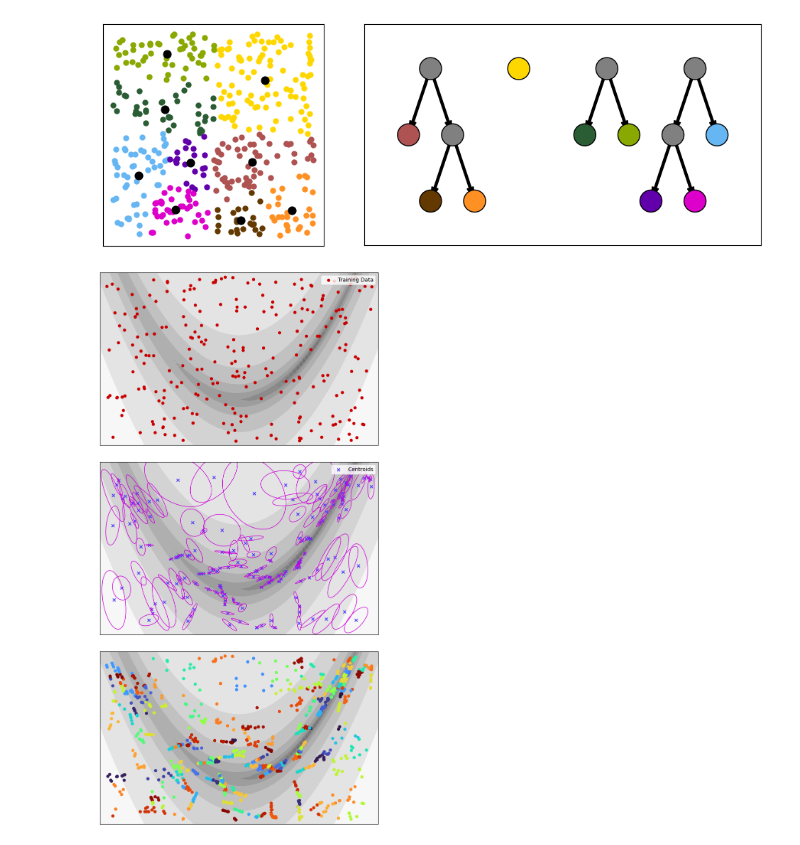
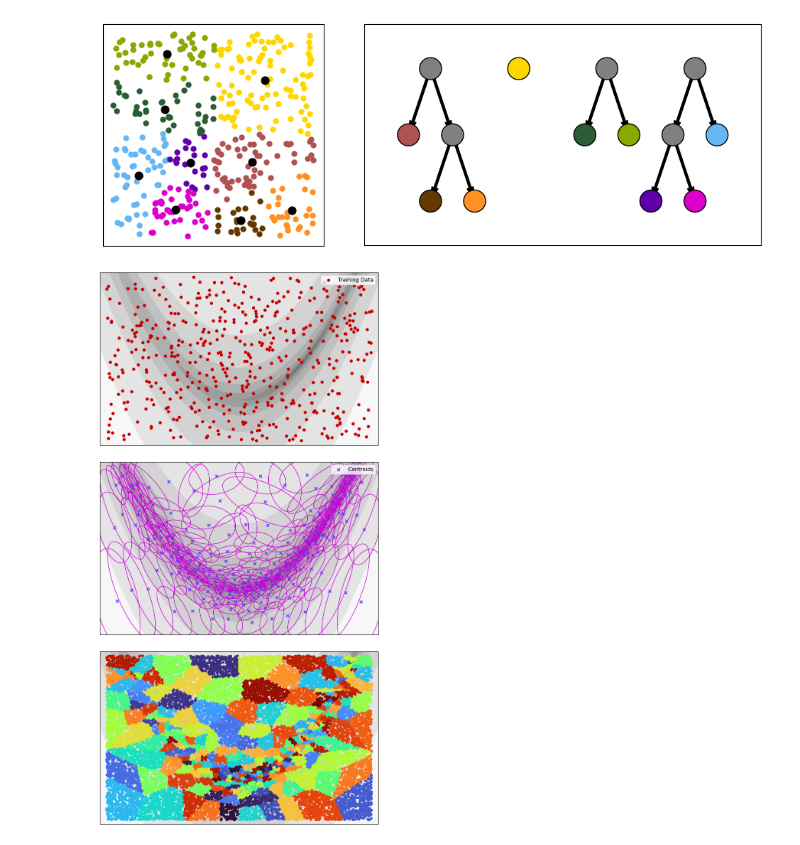
Before and after one commit to ut-padas/affini, a Jupyter notebook: ics_alg_descriptive_figs.ipynb, the cells around one changed output. Drawn from its saved outputs; the diff is of its cells as text; code cells hidden in the pictures.

Commit message:
Minor changes to figures

```diff
--- a/ics_alg_descriptive_figs.ipynb
+++ b/ics_alg_descriptive_figs.ipynb
@@ -517,7 +520,7 @@ for circle in circles:
     axs3[1].add_patch(circle)
 
 
-for j in range(len(axs[0])):
+for j in range(2):
     axs1[j].set_xticks([])
     axs1[j].set_yticks([])
     axs1[j].set_aspect('equal', adjustable='box')
@@ -558,12 +561,15 @@ import matplotlib.colors as mcolors
 
 # Training data
 d = 2
-N = 250
+N = 20000
 X_train = np.column_stack((np.random.uniform(-2, 2, N), np.random.uniform(-1, 3, N)))
 
+N_visual = 500
+X_train_visual = np.column_stack((np.random.uniform(-2, 2, N_visual), np.random.uniform(-1, 3, N_visual)))
+
 # Adaptive clustering parameters
-N_init_clusters = 10
-tol = 0.05
+N_init_clusters = 4
+tol = 0.1
 
 # Trained surrogate
 surrogate = HATANNSurrogate(version='v2')
@@ -575,7 +581,7 @@ surrogate.train(
     TOL = tol,
     ERROR_METRIC = 'Linf-local',
     NUM_INITIAL_CLUSTERS = N_init_clusters,
-    MIN_PTS_PER_CLUSTER = 10,
+    MIN_PTS_PER_CLUSTER = 15,
     MAX_CLUSTERS_EST = 10000,
     SEED = 1,
     USE_HESSIAN_INFORMED_SPLIT = True,
@@ -619,7 +625,8 @@ Z = Z_flat.reshape(X.shape)
 p = 0
 ax[p].contourf(X, Y, np.log10(Z), levels=10, cmap=new_cmap)
 # ax[p].contour(X, Y, np.log10(Z), levels=10, colors="black", linewidths=1.5, alpha=0.5, zorder=0)
-plot_points(X_train, ax[0], color="#CA0000", marker='o', label='Training Data', size=25)
+# plot_points(X_train, ax[0], color="#CA0000", marker='o', label='Training Data', size=25)
+plot_points(X_train_visual, ax[0], color="#CA0000", marker='o', label='Training Data', size=25)
 xlims = ax[p].get_xlim()
 ylims = ax[p].get_ylim()
 ax[p].legend(loc='upper right')
@@ -631,32 +638,32 @@ p = 1
 ellipses = []
 for j, TR in enumerate(TRs):
     ellipses.append(convert_to_ellipse_object(TR, centroids[j], "#cb00d9", filled=False, alpha=0.7))
 ax[p].contourf(X, Y, np.log10(Z), levels=10, cmap=new_cmap)
 # ax[p].contour(X, Y, np.log10(Z), levels=10, colors="black", linewidths=1.5, alpha=0.5, zorder=0)
 plot_points(centroids, ax[p], color="#4C38FF", marker='x', size=30, label='Centroids')
 plot_ellipses(ellipses, ax[p], False)
 ax[p].set_xlim(xlims)
 ax[p].set_ylim(ylims)
 ax[p].legend(loc='upper right')
 ax[p].set_xticks([])
 ax[p].set_yticks([])
 
 # Fig (c): colored input points (but reclustered)
 p = 2
 ax[p].contourf(X, Y, np.log10(Z), levels=10, cmap=new_cmap)
 # ax[p].contour(X, Y, np.log10(Z), levels=10, colors="black", linewidths=1.5, alpha=0.5, zorder=0)
 cmap = plt.get_cmap('turbo', len(centroids))
 plot_colors = [cmap(x) for x in np.linspace(0, 1, len(centroids))]
-ax[p].scatter(new_X_train[:,0], new_X_train[:,1], c=labels, cmap=cmap, s=25)
+ax[p].scatter(new_X_train[:,0], new_X_train[:,1], c=labels, cmap=cmap, s=15)
 xlims = ax[0].get_xlim()
 ylims = ax[0].get_ylim()
 ax[p].set_xlim(xlims)
 ax[p].set_ylim(ylims)
 # plot_points(centroids, ax[p], color="#000000", marker='x', size=10)
 # plot_ellipses(ellipses, ax[p], False)
 ax[p].set_xticks([])
 ax[p].set_yticks([])
 
 plt.show()
 # %% [output]
-[figure, old version]
+[figure, new version]
```
Also changed, not shown: parts of 1 cell of this notebook, 1 other file.
